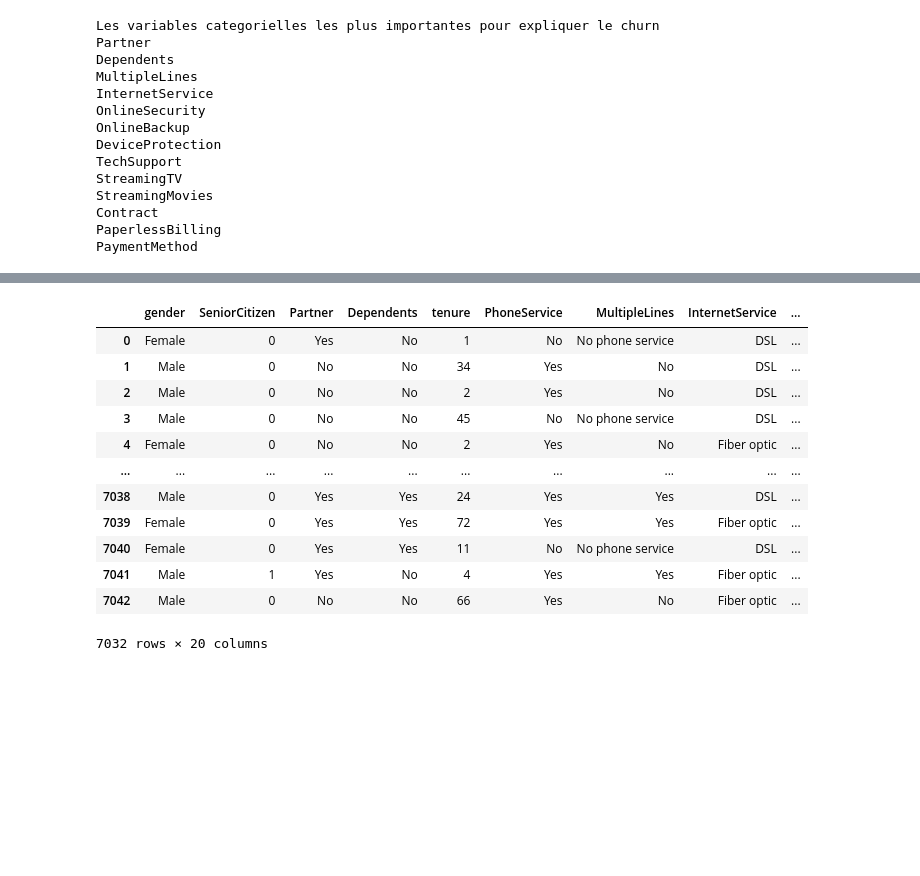
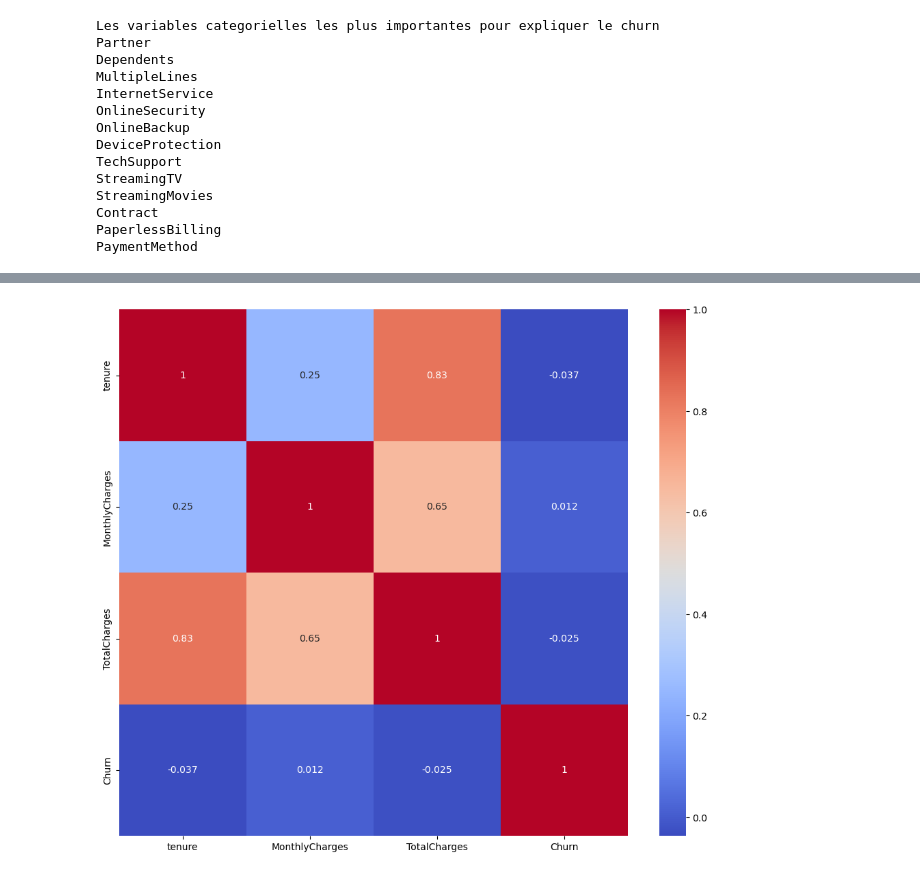
Before and after one commit to liberte1-dot/MLOPS_TP_CUSTOMERS_CHURN, a Jupyter notebook: NOTEBOOKS/Untitled.ipynb, the cells around one changed output, grey strips where cells are left out. Saved outputs shown, nothing was run; the diff lists cells and outputs as text; code cells hidden in the pictures; blank space fills up the shorter version.

```diff
--- a/NOTEBOOKS/Untitled.ipynb
+++ b/NOTEBOOKS/Untitled.ipynb
@@ -713,15 +681,8 @@ X_final
 # %%
+cor = numeric_features.corr()
+plt.figure(figsize = (12,10))
+sns.heatmap(cor, annot = True, cmap = "coolwarm")
+plt.show()
+#On constate que aucune variable numerique n'est fortement correlee avec Churn
 # %% [output]
-|  | gender | SeniorCitizen | Partner | Dependents | tenure | PhoneService | MultipleLines | InternetService | ... |
-| 0 | Female | 0 | Yes | No | 1 | No | No phone service | DSL | ... |
-| 1 | Male | 0 | No | No | 34 | Yes | No | DSL | ... |
-| 2 | Male | 0 | No | No | 2 | Yes | No | DSL | ... |
-| 3 | Male | 0 | No | No | 45 | No | No phone service | DSL | ... |
-| 4 | Female | 0 | No | No | 2 | Yes | No | Fiber optic | ... |
-| ... | ... | ... | ... | ... | ... | ... | ... | ... | ... |
-| 7038 | Male | 0 | Yes | Yes | 24 | Yes | Yes | DSL | ... |
-| 7039 | Female | 0 | Yes | Yes | 72 | Yes | Yes | Fiber optic | ... |
-| 7040 | Female | 0 | Yes | Yes | 11 | No | No phone service | DSL | ... |
-| 7041 | Male | 1 | Yes | No | 4 | Yes | Yes | Fiber optic | ... |
-| 7042 | Male | 0 | No | No | 66 | Yes | No | Fiber optic | ... |
-7032 rows × 20 columns
+[figure, added]
```
Also changed, not shown: parts of 5 cells of this notebook.
